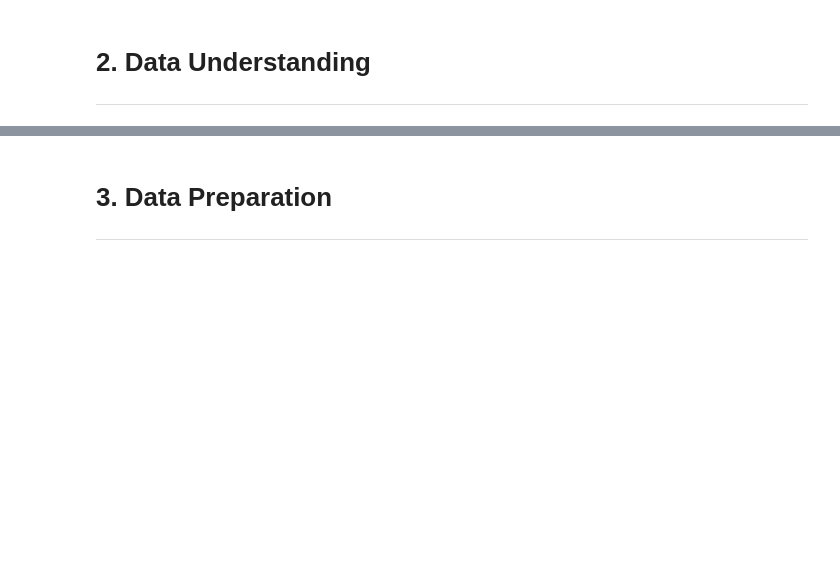
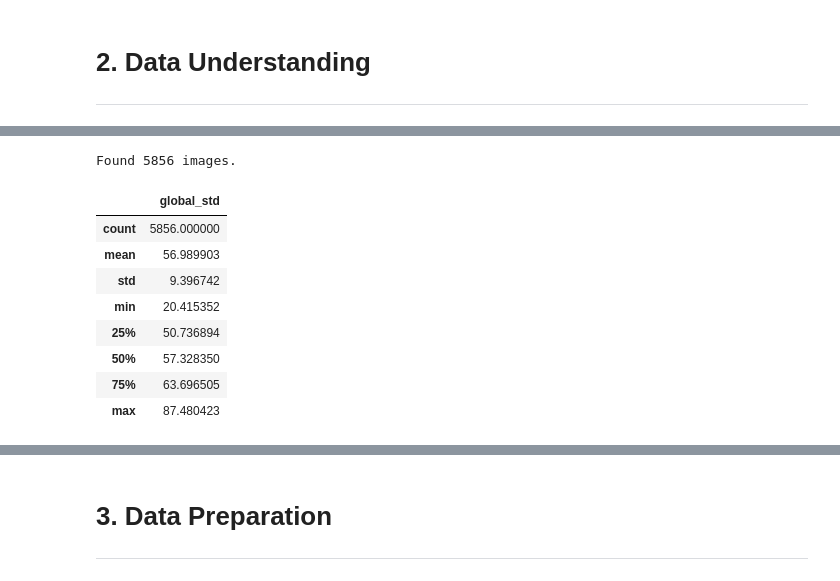
Before and after one commit to logus2k/apvc_p2, a Jupyter notebook: dl_for_cv_project2_v1.ipynb, the cells around one changed output, grey strips where cells are left out. Drawn from its saved outputs; the diff is of its cells as text; code cells hidden in the pictures; blank space fills up the shorter version.

```diff
--- a/dl_for_cv_project2_v1.ipynb
+++ b/dl_for_cv_project2_v1.ipynb
@@ -78,0 +99,46 @@ tf.random.set_seed(SEED)
+# %%
+# Helper function for computing global contrast (standard deviation of pixel intensities)
+def compute_global_std(image_path):
+	img = cv2.imread(image_path, cv2.IMREAD_GRAYSCALE)
+	if img is None:
+		return None
+	img = img.astype(np.float32)
+	return float(np.std(img))
+
+# Gather all image file paths from the directory structure
+def get_all_image_paths(root):
+	paths = []
+	for root_dir, _, files in os.walk(root):
+		for f in files:
+			if f.lower().endswith((".png", ".jpg", ".jpeg")):
+				paths.append(os.path.join(root_dir, f))
+	return paths
+
+train_paths = get_all_image_paths(train_dir)
+test_paths = get_all_image_paths(test_dir)
+all_paths = train_paths + test_paths
+
+print(f"Found {len(all_paths)} images.")
+
+# Compute global contrast for each image
+results = []
+for path in all_paths:
+	std_val = compute_global_std(path)
+	if std_val is not None:
+		results.append({"image": path, "global_std": std_val})
+
+df_std = pd.DataFrame(results)
+
+# Display descriptive statistics for global contrast
+display(df_std.describe())
+# %% [output]
+Found 5856 images.
+|  | global_std |
+| count | 5856.000000 |
+| mean | 56.989903 |
+| std | 9.396742 |
+| min | 20.415352 |
+| 25% | 50.736894 |
+| 50% | 57.328350 |
+| 75% | 63.696505 |
+| max | 87.480423 |
```
Also changed, not shown: parts of 9 cells of this notebook.
